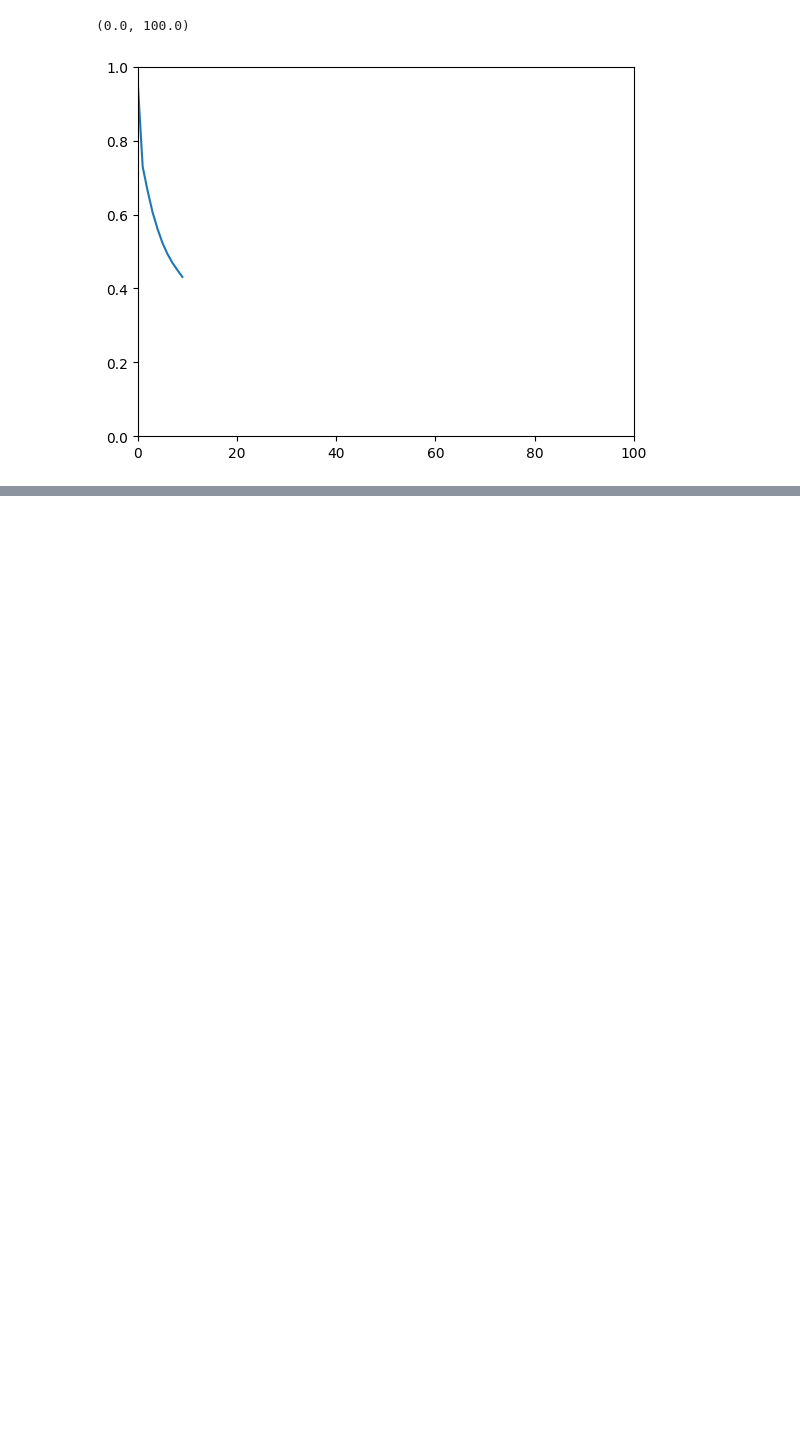
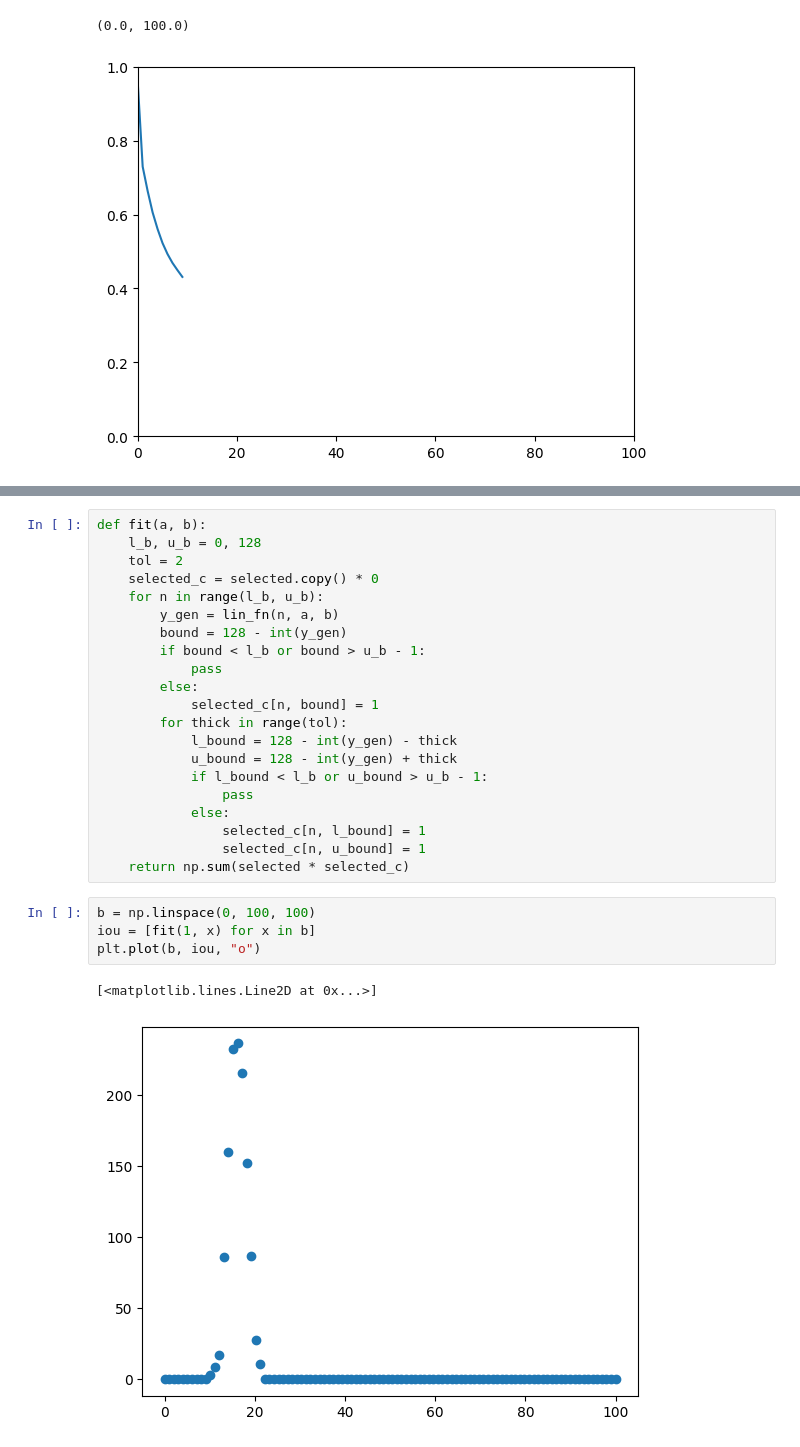
Before and after one commit to khachaturyan-1991/PlotExtract, a Jupyter notebook: WorkingBeast.ipynb, the cells around one changed output, grey strips where cells are left out. Drawn from its saved outputs; the diff is of its cells as text; blank space fills up the shorter version.

```diff
--- a/WorkingBeast.ipynb
+++ b/WorkingBeast.ipynb
@@ -579,0 +499,28 @@ class DiceLoss(nn.Module):
+# %%
+def fit(a, b):
+    l_b, u_b = 0, 128
+    tol = 2
+    selected_c = selected.copy() * 0
+    for n in range(l_b, u_b):
+        y_gen = lin_fn(n, a, b)
+        bound = 128 - int(y_gen)
+        if bound < l_b or bound > u_b - 1:
+            pass
+        else:
+            selected_c[n, bound] = 1
+        for thick in range(tol):
+            l_bound = 128 - int(y_gen) - thick
+            u_bound = 128 - int(y_gen) + thick
+            if l_bound < l_b or u_bound > u_b - 1:
+                pass
+            else:
+                selected_c[n, l_bound] = 1
+                selected_c[n, u_bound] = 1
+    return np.sum(selected * selected_c)
+# %%
+b = np.linspace(0, 100, 100)
+iou = [fit(1, x) for x in b]
+plt.plot(b, iou, "o")
+# %% [output]
+[<matplotlib.lines.Line2D at 0x...>]
+[figure, added]
```
Also changed, not shown: parts of 30 cells of this notebook, 6 other files.
